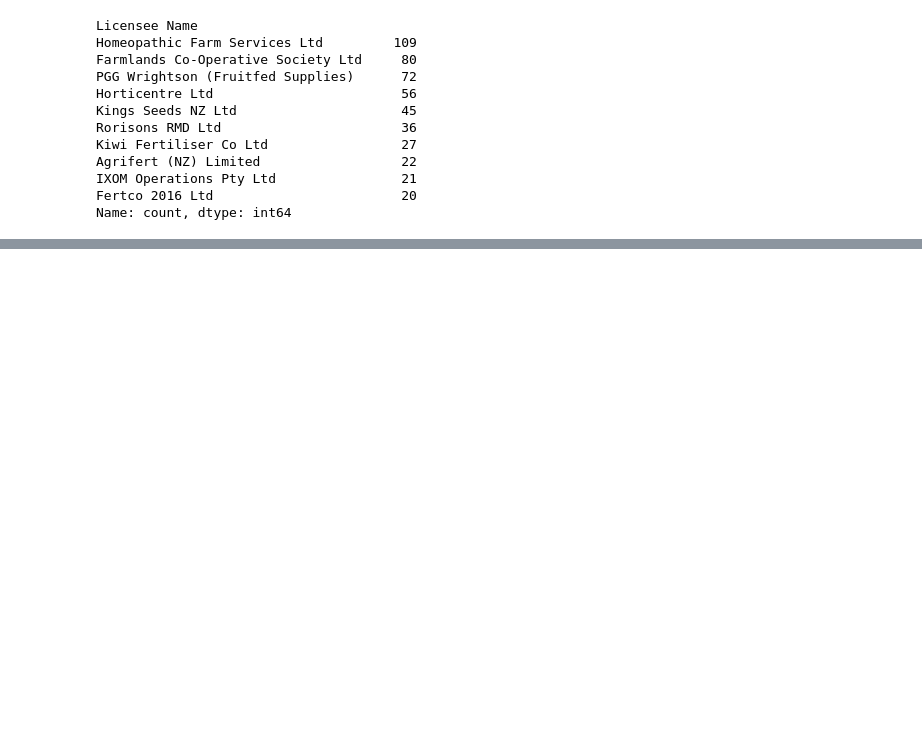
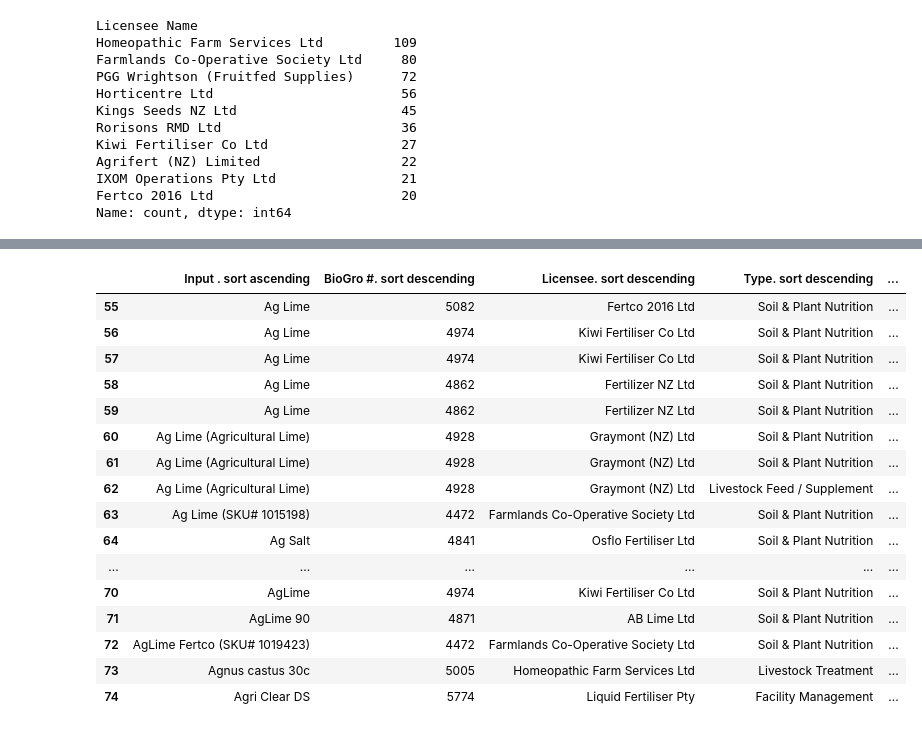
Before and after one commit to godfather-is-me/GDI-BioGro, a Jupyter notebook: initial.ipynb, the cells around one changed output, grey strips where cells are left out. Cells and saved outputs as stored; diff of their text form; code cells hidden in the pictures; blank space fills up the shorter version.

```diff
--- a/initial.ipynb
+++ b/initial.ipynb
@@ -100,0 +161,3 @@ Name: count, dtype: int64
+# %%
+inputCSV = pd.read_csv("inputs.csv")
+inputCSV.head()
@@ -100,0 +181,20 @@ Name: count, dtype: int64
+# %%
+inputCSV.tail(20)
+# %% [output]
+|  | Input . sort ascending | BioGro #. sort descending | Licensee. sort descending | Type. sort descending | ... |
+| 55 | Ag Lime | 5082 | Fertco 2016 Ltd | Soil & Plant Nutrition | ... |
+| 56 | Ag Lime | 4974 | Kiwi Fertiliser Co Ltd | Soil & Plant Nutrition | ... |
+| 57 | Ag Lime | 4974 | Kiwi Fertiliser Co Ltd | Soil & Plant Nutrition | ... |
+| 58 | Ag Lime | 4862 | Fertilizer NZ Ltd | Soil & Plant Nutrition | ... |
+| 59 | Ag Lime | 4862 | Fertilizer NZ Ltd | Soil & Plant Nutrition | ... |
+| 60 | Ag Lime (Agricultural Lime) | 4928 | Graymont (NZ) Ltd | Soil & Plant Nutrition | ... |
+| 61 | Ag Lime (Agricultural Lime) | 4928 | Graymont (NZ) Ltd | Soil & Plant Nutrition | ... |
+| 62 | Ag Lime (Agricultural Lime) | 4928 | Graymont (NZ) Ltd | Livestock Feed / Supplement | ... |
+| 63 | Ag Lime (SKU# 1015198) | 4472 | Farmlands Co-Operative Society Ltd | Soil & Plant Nutrition | ... |
+| 64 | Ag Salt | 4841 | Osflo Fertiliser Ltd | Soil & Plant Nutrition | ... |
+| ... | ... | ... | ... | ... | ... |
+| 70 | AgLime | 4974 | Kiwi Fertiliser Co Ltd | Soil & Plant Nutrition | ... |
+| 71 | AgLime 90 | 4871 | AB Lime Ltd | Soil & Plant Nutrition | ... |
+| 72 | AgLime Fertco (SKU# 1019423) | 4472 | Farmlands Co-Operative Society Ltd | Soil & Plant Nutrition | ... |
+| 73 | Agnus castus 30c | 5005 | Homeopathic Farm Services Ltd | Livestock Treatment | ... |
+| 74 | Agri Clear DS | 5774 | Liquid Fertiliser Pty | Facility Management | ... |
```
Also changed, not shown: parts of 10 cells of this notebook, 5 other files.
